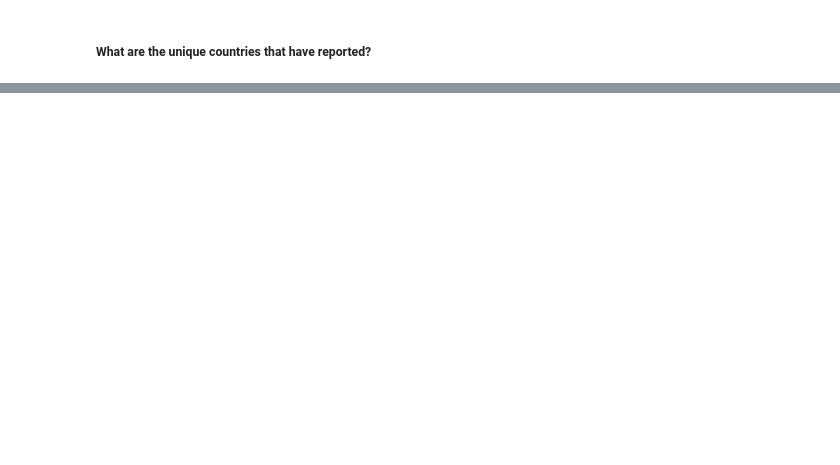
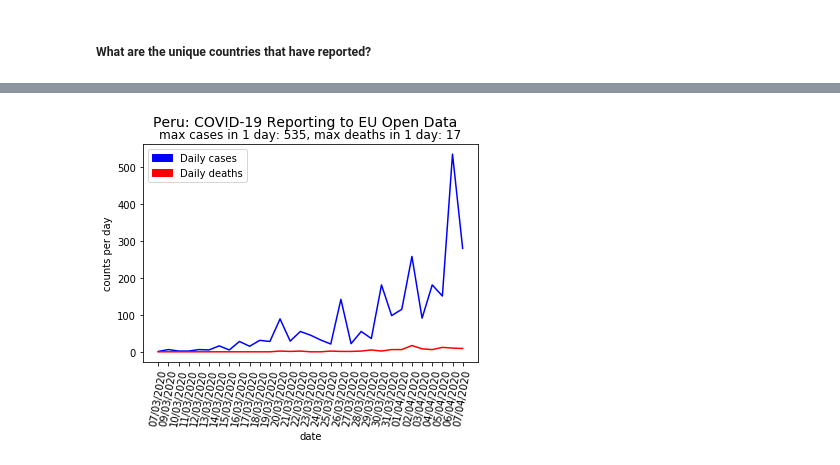
Before and after one commit to MnemoSemiotic/covid-19-exploration-with-pandas, a Jupyter notebook: exploring_covid_data_with_pandas.ipynb, the cells around one changed output, grey strips where cells are left out. Cells and saved outputs as stored; diff of their text form; code cells hidden in the pictures; blank space fills up the shorter version.

```diff
--- a/exploring_covid_data_with_pandas.ipynb
+++ b/exploring_covid_data_with_pandas.ipynb
@@ -156,0 +299,29 @@ SyntaxError: invalid syntax (<ipython-input-22-18537a330970>, line 1)
+# %%
+def plot_daily_cases_deaths(df_to_check, country):
+    df_country = df_to_check[df_to_check['countriesAndTerritories'] == country]
+
+
+
+    cases_country = df_country['cases'][::-1]
+    deaths_country = df_country['deaths'][::-1]
+    dates_country = list(df_country['dateRep'][::-1])
+    max_deaths = max(deaths_country)
+    max_cases = max(cases_country)
+
+    cases_country_plot = plt.plot(list(dates_country), list(cases_country), color='blue')
+    deaths_country_plot = plt.plot(list(dates_country), list(deaths_country), color='red')
+    plt.ylabel('counts per day')
+    plt.xlabel('date')
+    plt.xticks(rotation=80)
+
+    plt.title(f'max cases in 1 day: {max_cases}, max deaths in 1 day: {max_deaths}')
+    plt.suptitle(f'{country}: COVID-19 Reporting to EU Open Data', fontsize=14)
+    blue = mpatches.Patch(color='blue', label='Daily cases')
+    red  = mpatches.Patch(color='red', label='Daily deaths')
+    plt.legend(handles=[blue, red])
+
+    plt.show()
+# %%
+plot_daily_cases_deaths(df, 'Peru')
+# %% [output]
+[figure, added]
```
Also changed, not shown: parts of 20 cells of this notebook, 1 other file.
